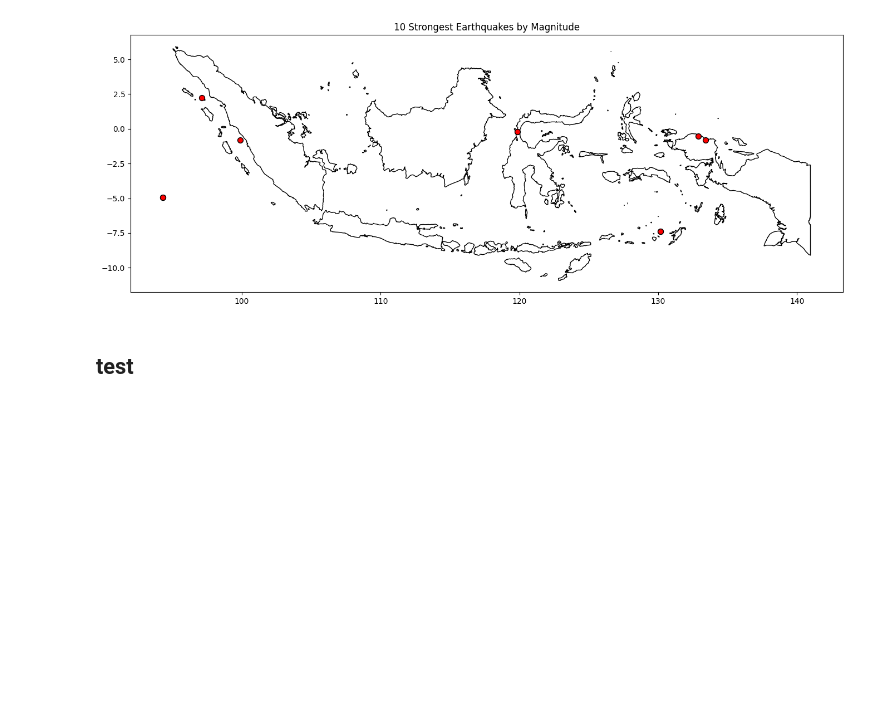
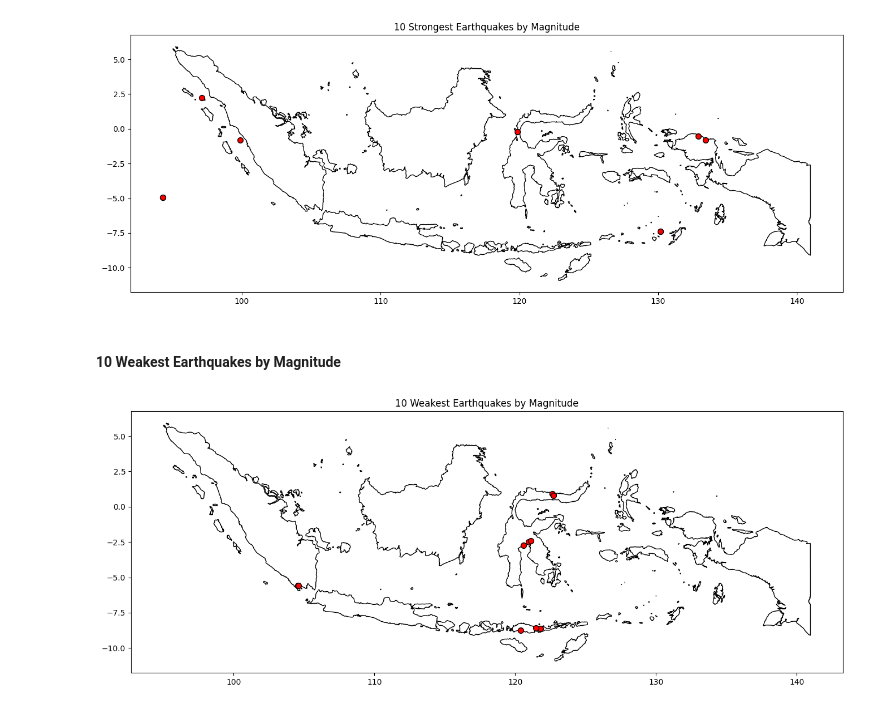
Before and after one commit to wrjodjana/indonesian-earthquakes, a Jupyter notebook: eda.ipynb, the cells around one changed output. Saved outputs shown, nothing was run; the diff lists cells and outputs as text; code cells hidden in the pictures; blank space fills up the shorter version.

Commit message:
added 10 weakest earthquakes by magnitude

```diff
--- a/eda.ipynb
+++ b/eda.ipynb
@@ -249,5 +249,17 @@ ax.set_title("10 Strongest Earthquakes by Magnitude")
 plt.show()
 # %% [output]
 [figure]
-# %% [markdown]
-## test
+# %% [markdown]
+#### 10 Weakest Earthquakes by Magnitude
+# %%
+df_weak = df.nsmallest(10, "magnitude" )
+
+gdf_weak = gpd.GeoDataFrame(df_weak, geometry=gpd.points_from_xy(df_weak.longitude, df_weak.latitude), crs="EPSG:4326")
+
+fig, ax = plt.subplots(figsize=(20,6))
+indonesia.plot(ax=ax, color="white", edgecolor="black")
+gdf_weak.plot(ax=ax, color="red", marker="o", markersize=50, edgecolor="black")
+ax.set_title("10 Weakest Earthquakes by Magnitude")
+plt.show()
+# %% [output]
+[figure, added]
```
